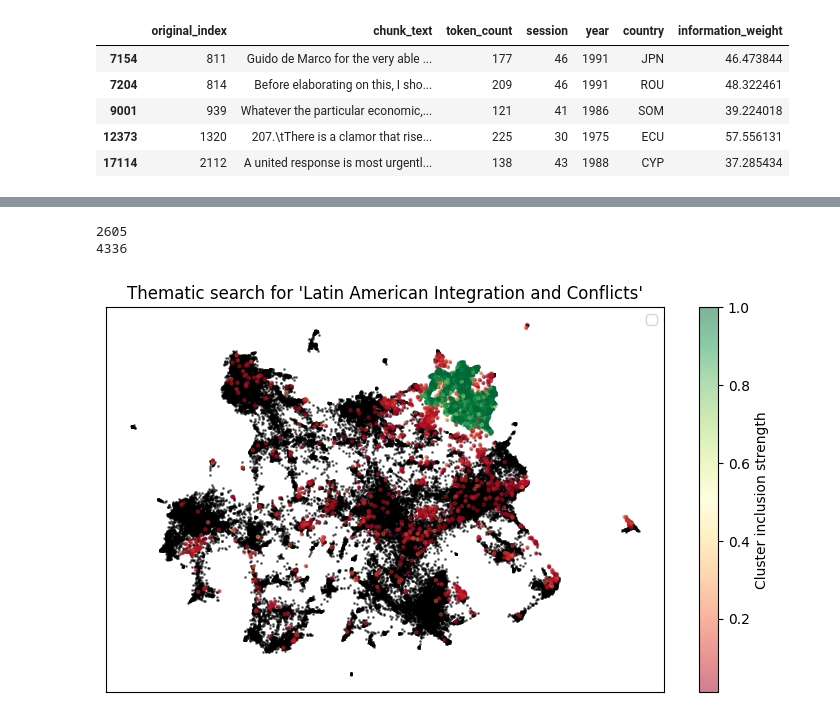
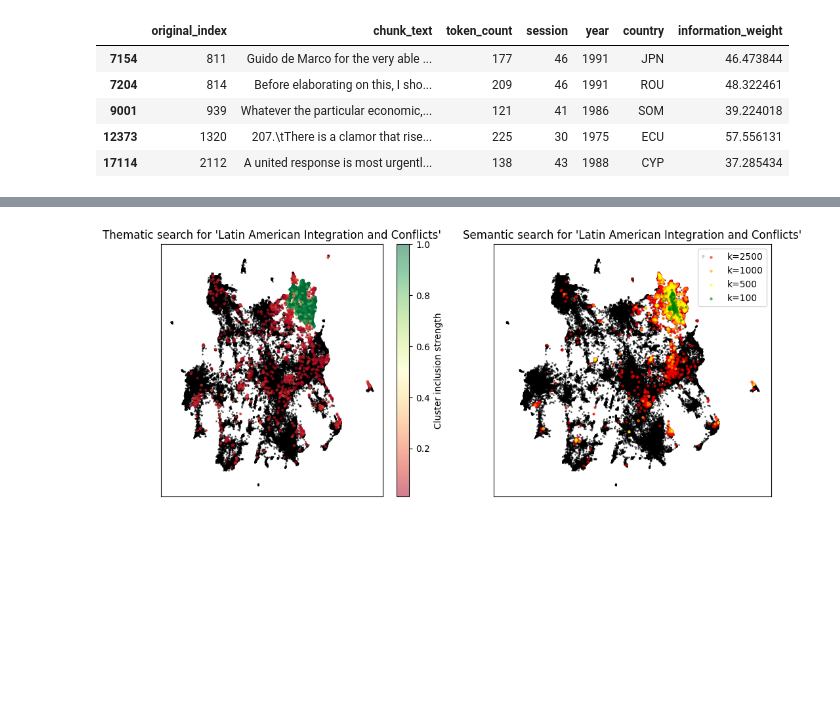
Before and after one commit to kalebruscitti/thematic-search, a Jupyter notebook: docs/source/un-toponymy.ipynb, the cells around one changed output, grey strips where cells are left out. Saved outputs shown, nothing was run; the diff lists cells and outputs as text; code cells hidden in the pictures; blank space fills up the shorter version.

```diff
--- a/docs/source/un-toponymy.ipynb
+++ b/docs/source/un-toponymy.ipynb
@@ -171,7 +172,7 @@ topicdb = TopicDatabase(
     embedding_vectors=topicmodel.embedding_vectors,
     reduced_vectors=topicmodel.reduced_vectors,
     document_df=ungdc_df.drop(columns=['embedding', 'reduced']),
-    topic_df=topicmodel.topic_df.set_index('uid'),
+    topic_df=topicmodel.topic_df,
     embedding_model=model
 )
 topicdb
@@ -265,34 +219,51 @@ plt.show()
 # %%
 import matplotlib.pyplot as plt
 
 topic = (3,3)
 
 topic_info = topicdb.q.topic(*topic).info()
 
 interior_index = topicdb.q.topic(*topic).inside(0.95).indices
-print(len(interior_index))
 bdry_index = topicdb.q.topic(*topic).inside(0.01).indices
-print(len(bdry_index))
 strengths = topicdb.soft_cluster_tree.strengths(topic_info.index[0], bdry_index)
 
-fig,ax=plt.subplots(figsize=(9,5))
-plt.title(f"Thematic search for '{topic_info.name.values[0]}'")
-plt.scatter(
+fig,(ax1,ax2)=plt.subplots(1,2, figsize=(12,5))
+ax1.set_title(f"Thematic search for '{topic_info.name.values[0]}'")
+ax1.scatter(
     topicdb.reduced_vectors[:,0], topicdb.reduced_vectors[:,1],
     s=1, c='k', alpha=0.5
 )
-sc=plt.scatter(
+sc=ax1.scatter(
     *topicdb.reduced_vectors[bdry_index].T,
     s=5, c=strengths, cmap='RdYlGn',
     alpha=0.5
 )
 
 plt.colorbar(sc, label="Cluster inclusion strength")
-plt.legend()
-plt.xticks([])
-plt.yticks([])
+ax1.set_xticks([])
+ax1.set_yticks([])
+ax2.scatter(
+    *topicdb.reduced_vectors.T, s=1, c='k', alpha=0.5
+)
+
+colours = [
+    'red','orange','yellow','green'
+]
+ax2.set_title(f"Semantic search for '{topic_info.name.values[0]}'")
+for i, k in enumerate([2500,1000,500,100]):
+    nn_idx = topicdb.q.neighbours(topic_info.name.values[0], k=k).indices
+    vectors = topicdb.reduced_vectors
+    ax2.scatter(
+        vectors[nn_idx, 0],
+        vectors[nn_idx, 1],
+        s=5,
+        c=colours[i],
+        alpha=0.5,
+        label=f"k={k}"
+    )
+ax2.legend()
+ax2.set_xticks([])
+ax2.set_yticks([])
 plt.show()
 # %% [output]
-2605
-4336
-[figure, old version]
+[figure, new version]
```
Also changed, not shown: parts of 10 cells of this notebook, 9 other files.
